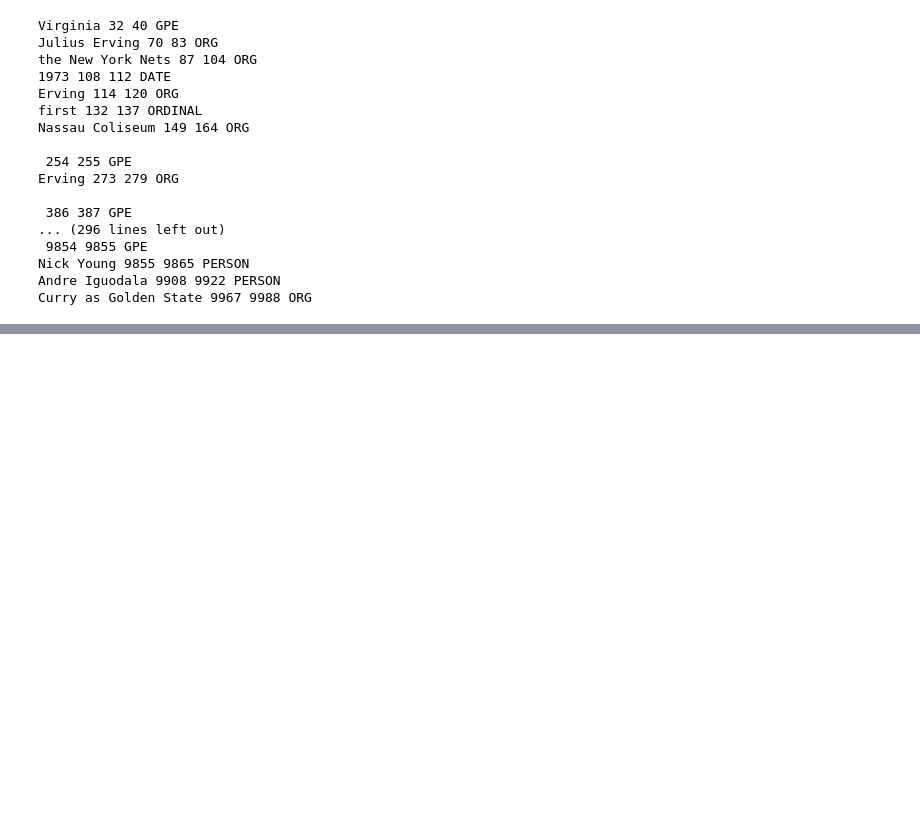
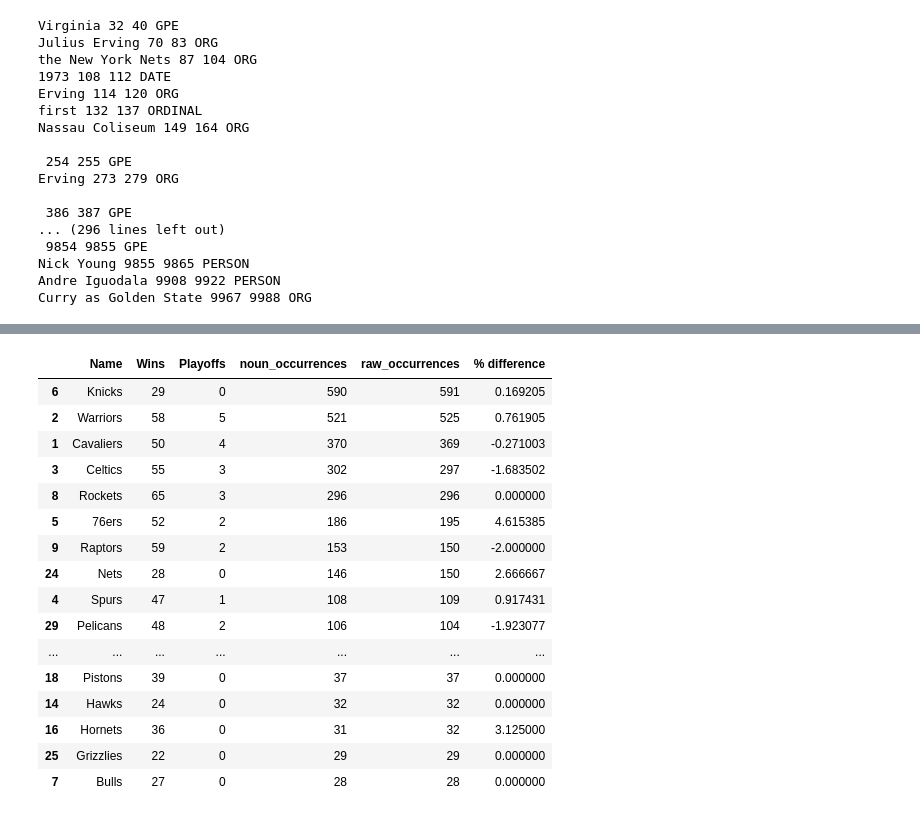
Before and after one commit to ajhoward7/nba-analysis, a Jupyter notebook: nyt_scrape/EDA.ipynb, the cells around one changed output, grey strips where cells are left out. Drawn from its saved outputs; the diff is of its cells as text; code cells hidden in the pictures; blank space fills up the shorter version.

```diff
--- a/nyt_scrape/EDA.ipynb
+++ b/nyt_scrape/EDA.ipynb
@@ -163,0 +209,2 @@ Curry as Golden State 9967 9988 ORG
+# %%
+team_names['noun_occurrences'] = [c2[name.lower()] for name in names]
@@ -163,0 +238,20 @@ Curry as Golden State 9967 9988 ORG
+# %%
+team_names.sort_values(['noun_occurrences'],ascending=False)
+# %% [output]
+|  | Name | Wins | Playoffs | noun_occurrences | raw_occurrences | % difference |
+| 6 | Knicks | 29 | 0 | 590 | 591 | 0.169205 |
+| 2 | Warriors | 58 | 5 | 521 | 525 | 0.761905 |
+| 1 | Cavaliers | 50 | 4 | 370 | 369 | -0.271003 |
+| 3 | Celtics | 55 | 3 | 302 | 297 | -1.683502 |
+| 8 | Rockets | 65 | 3 | 296 | 296 | 0.000000 |
+| 5 | 76ers | 52 | 2 | 186 | 195 | 4.615385 |
+| 9 | Raptors | 59 | 2 | 153 | 150 | -2.000000 |
+| 24 | Nets | 28 | 0 | 146 | 150 | 2.666667 |
+| 4 | Spurs | 47 | 1 | 108 | 109 | 0.917431 |
+| 29 | Pelicans | 48 | 2 | 106 | 104 | -1.923077 |
+| ... | ... | ... | ... | ... | ... | ... |
+| 18 | Pistons | 39 | 0 | 37 | 37 | 0.000000 |
+| 14 | Hawks | 24 | 0 | 32 | 32 | 0.000000 |
+| 16 | Hornets | 36 | 0 | 31 | 32 | 3.125000 |
+| 25 | Grizzlies | 22 | 0 | 29 | 29 | 0.000000 |
+| 7 | Bulls | 27 | 0 | 28 | 28 | 0.000000 |
```
Also changed, not shown: parts of 30 cells of this notebook, 7 other files.
